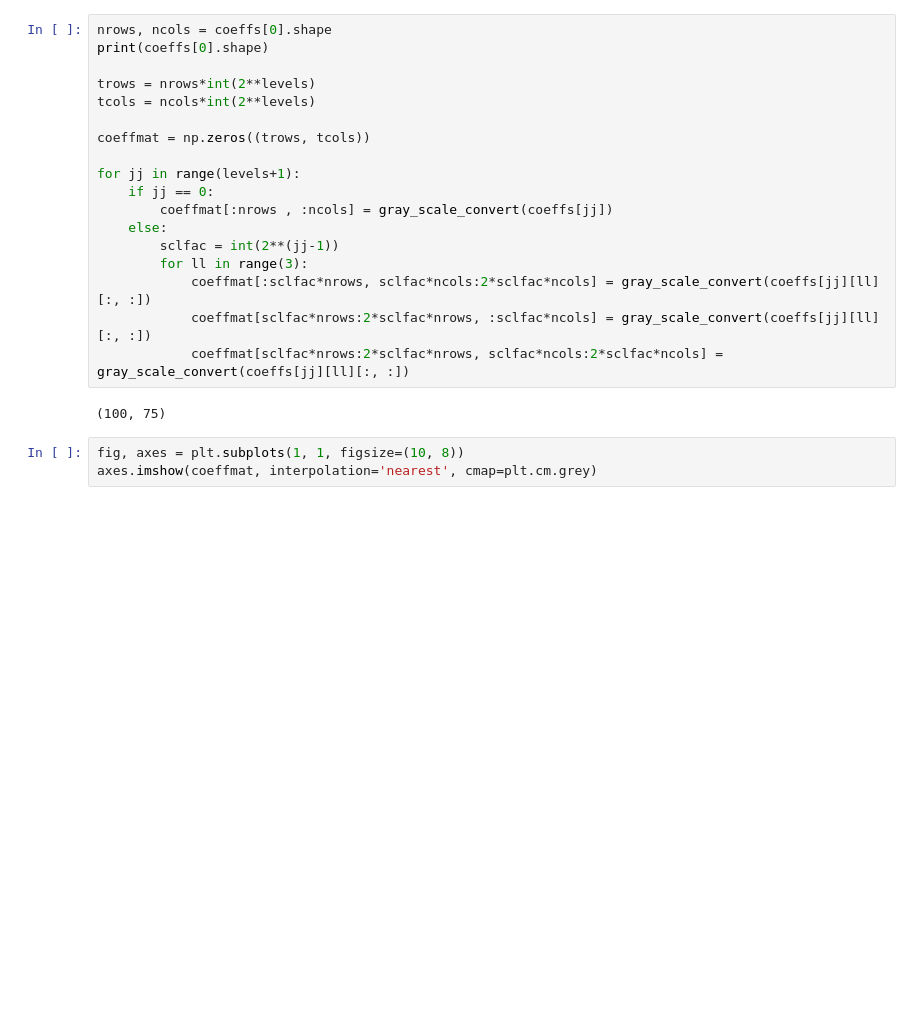
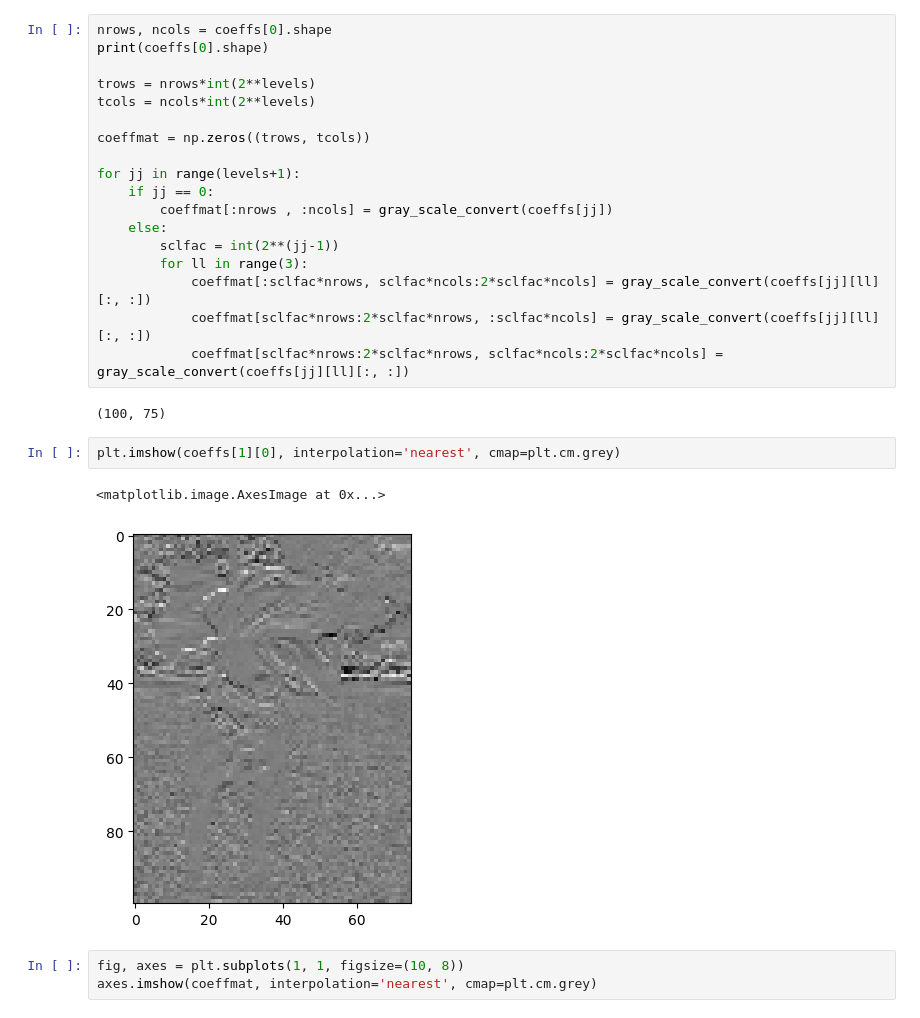
Before and after one commit to cwcurtis/MATH-596-Mathematical-Data-Science, a Jupyter notebook: Lecture_Notes/FFT_Wavelets_and_Signal_Processing_Notes.ipynb, the cells around one changed output. Cells and saved outputs as stored; diff of their text form; blank space fills up the shorter version.

```diff
--- a/Lecture_Notes/FFT_Wavelets_and_Signal_Processing_Notes.ipynb
+++ b/Lecture_Notes/FFT_Wavelets_and_Signal_Processing_Notes.ipynb
@@ -433,6 +412,11 @@ for jj in range(levels+1):
             coeffmat[sclfac*nrows:2*sclfac*nrows, sclfac*ncols:2*sclfac*ncols] = gray_scale_convert(coeffs[jj][ll][:, :])
 # %% [output]
 (100, 75)
+# %%
+plt.imshow(coeffs[1][0], interpolation='nearest', cmap=plt.cm.grey)
+# %% [output]
+<matplotlib.image.AxesImage at 0x...>
+[figure, added]
 # %%
 fig, axes = plt.subplots(1, 1, figsize=(10, 8))
 axes.imshow(coeffmat, interpolation='nearest', cmap=plt.cm.grey)
```
Also changed, not shown: parts of 18 cells of this notebook, 1 other file.
